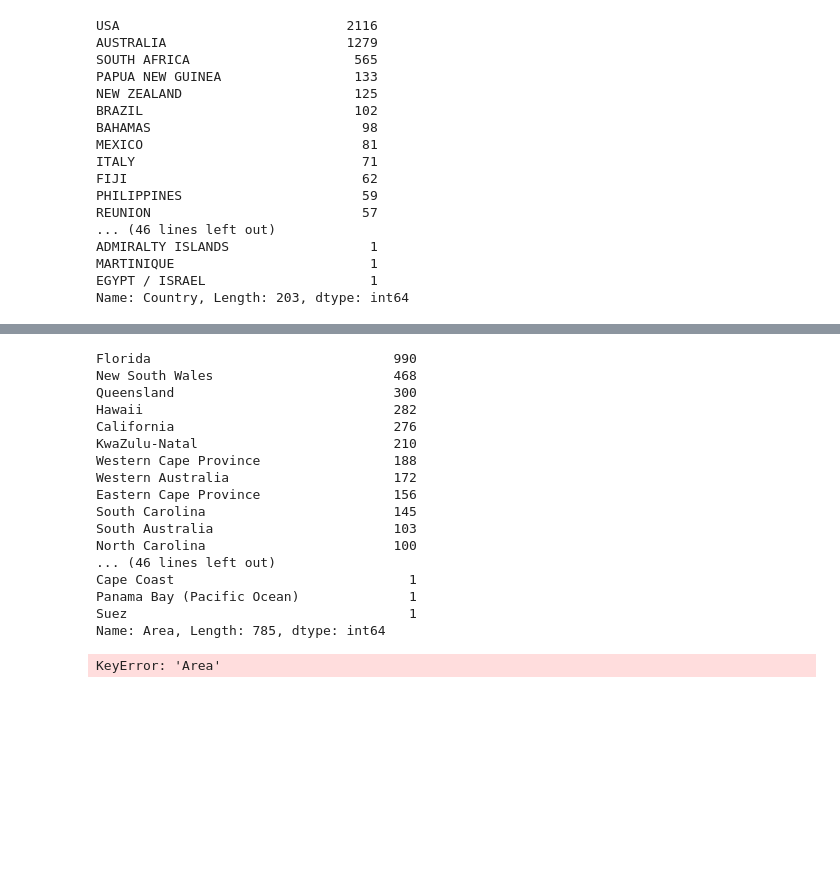
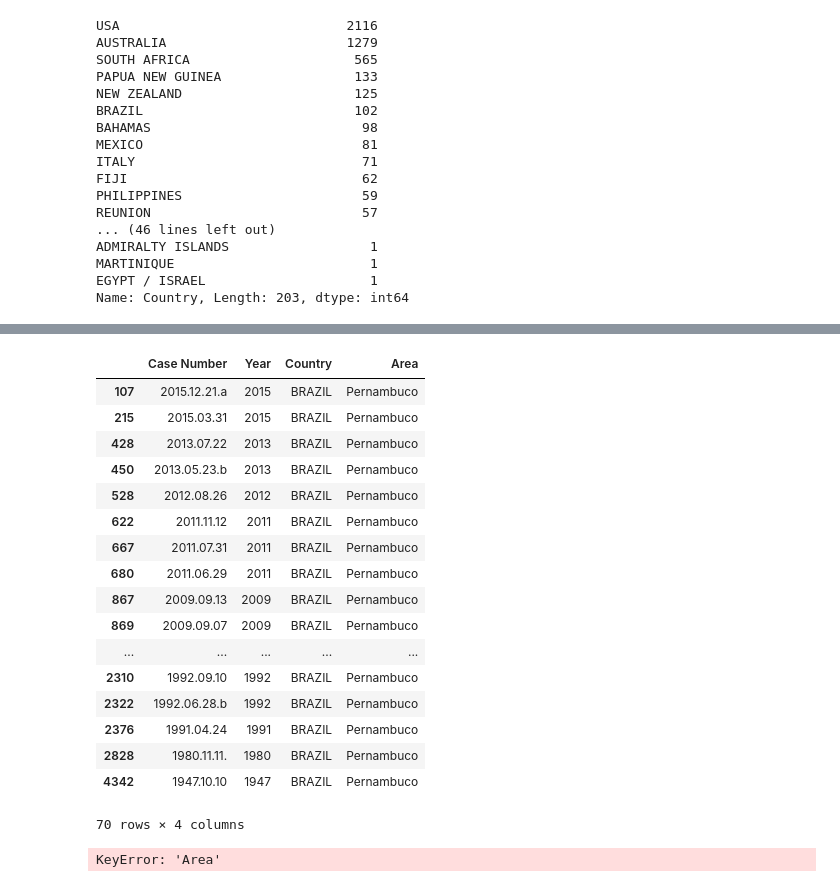
Before and after one commit to ironhack-datalabs/datamad0419, a Jupyter notebook: module-1/pandas-project/your-code/pandas-project.ipynb, the cells around one changed output, grey strips where cells are left out. Cells and saved outputs as stored; diff of their text form; code cells hidden in the pictures; blank space fills up the shorter version.

```diff
--- a/module-1/pandas-project/your-code/pandas-project.ipynb
+++ b/module-1/pandas-project/your-code/pandas-project.ipynb
@@ -234,23 +235,24 @@ Name: Area, Length: 785, dtype: int64
 # %%
-proyecto1['Area'].value_counts()
+proyecto1.loc[proyecto1['Area'] == 'Pernambuco']
 # %% [output]
+|  | Case Number | Year | Country | Area |
+| 107 | 2015.12.21.a | 2015 | BRAZIL | Pernambuco |
+| 215 | 2015.03.31 | 2015 | BRAZIL | Pernambuco |
+| 428 | 2013.07.22 | 2013 | BRAZIL | Pernambuco |
+| 450 | 2013.05.23.b | 2013 | BRAZIL | Pernambuco |
+| 528 | 2012.08.26 | 2012 | BRAZIL | Pernambuco |
+| 622 | 2011.11.12 | 2011 | BRAZIL | Pernambuco |
+| 667 | 2011.07.31 | 2011 | BRAZIL | Pernambuco |
+| 680 | 2011.06.29 | 2011 | BRAZIL | Pernambuco |
+| 867 | 2009.09.13 | 2009 | BRAZIL | Pernambuco |
+| 869 | 2009.09.07 | 2009 | BRAZIL | Pernambuco |
+| ... | ... | ... | ... | ... |
+| 2310 | 1992.09.10 | 1992 | BRAZIL | Pernambuco |
+| 2322 | 1992.06.28.b | 1992 | BRAZIL | Pernambuco |
+| 2376 | 1991.04.24 | 1991 | BRAZIL | Pernambuco |
+| 2828 | 1980.11.11. | 1980 | BRAZIL | Pernambuco |
+| 4342 | 1947.10.10 | 1947 | BRAZIL | Pernambuco |
-Florida                               990
-New South Wales                       468
-Queensland                            300
-Hawaii                                282
-California                            276
-KwaZulu-Natal                         210
-Western Cape Province                 188
-Western Australia                     172
-Eastern Cape Province                 156
-South Carolina                        145
-South Australia                       103
-North Carolina                        100
-... (46 lines left out)
-Cape Coast                              1
-Panama Bay (Pacific Ocean)              1
-Suez                                    1
-Name: Area, Length: 785, dtype: int64
+70 rows × 4 columns
 # %%
 # %% [output]
 KeyError: 'Area'
```
Also changed, not shown: parts of 2 cells of this notebook.
